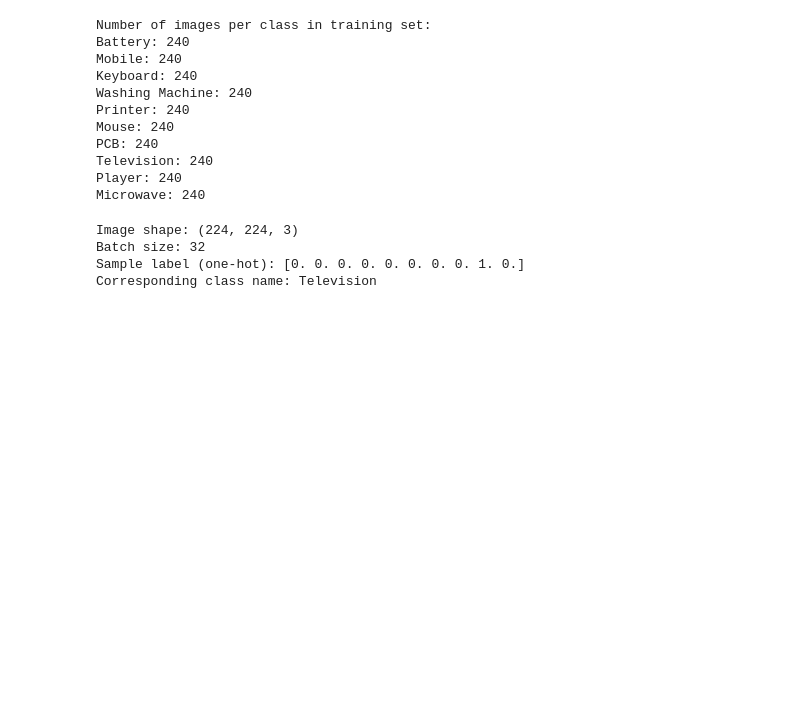
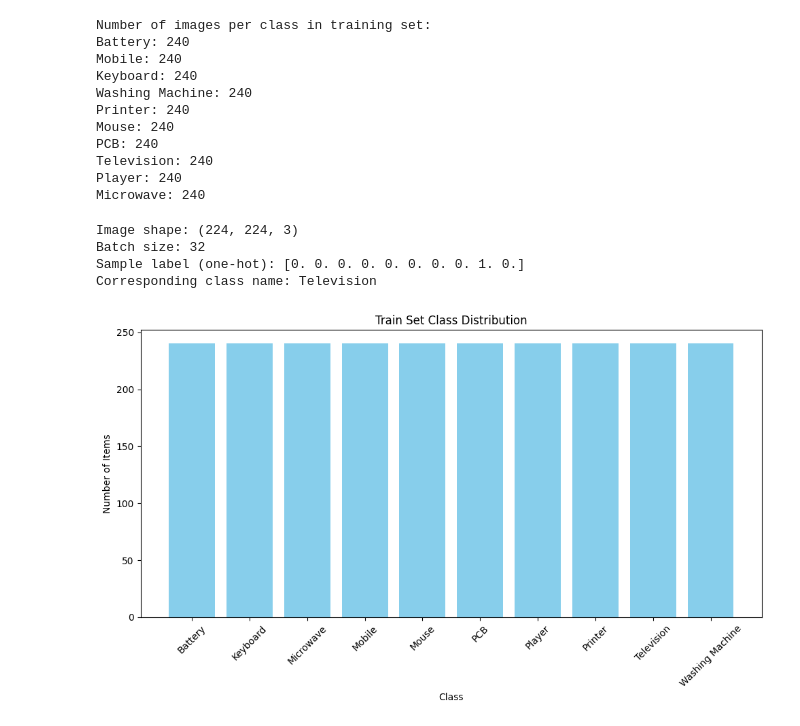
Before and after one commit to abiramimariappan7/week-1-e-waste, a Jupyter notebook: ewaste.ipynb, the cells around one changed output. Cells and saved outputs as stored; diff of their text form; code cells hidden in the pictures; blank space fills up the shorter version.

```diff
--- a/ewaste.ipynb
+++ b/ewaste.ipynb
@@ -245,3 +245,35 @@ Image shape: (224, 224, 3)
 Batch size: 32
 Sample label (one-hot): [0. 0. 0. 0. 0. 0. 0. 0. 1. 0.]
 Corresponding class name: Television
+# %%
+import matplotlib.pyplot as plt
+
+def plot_class_distribution_image_gen(image_data, title="Class Distribution"):
+    """
+    Plots the number of images per class for ImageDataGenerator datasets.
+
+    Args:
+        image_data: ImageDataGenerator object (e.g., train_data)
+        title: Title for the plot
+    """
+    # Get class counts
+    labels = image_data.classes
+    class_names = list(image_data.class_indices.keys())
+
+    # Count instances per class
+    from collections import Counter
+    class_counts = Counter(labels)
+
+    # Plot
+    plt.figure(figsize=(10, 6))
+    plt.bar(class_names, [class_counts[i] for i in range(len(class_names))], color='skyblue')
+    plt.xlabel("Class")
+    plt.ylabel("Number of Items")
+    plt.title(title)
+    plt.xticks(rotation=45)
+    plt.tight_layout()
+    plt.show()
+# %%
+plot_class_distribution_image_gen(train_data, title="Train Set Class Distribution")
+# %% [output]
+[figure, added]
```
Also changed, not shown: parts of 1 cell of this notebook.
